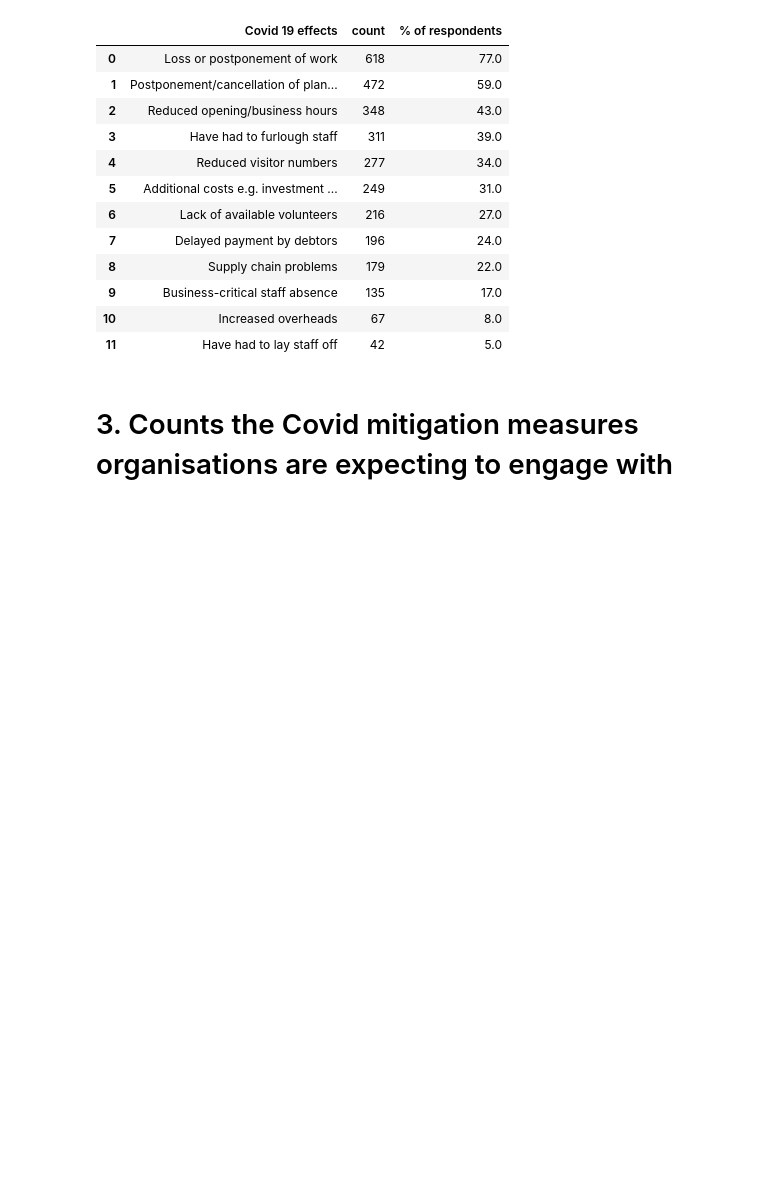
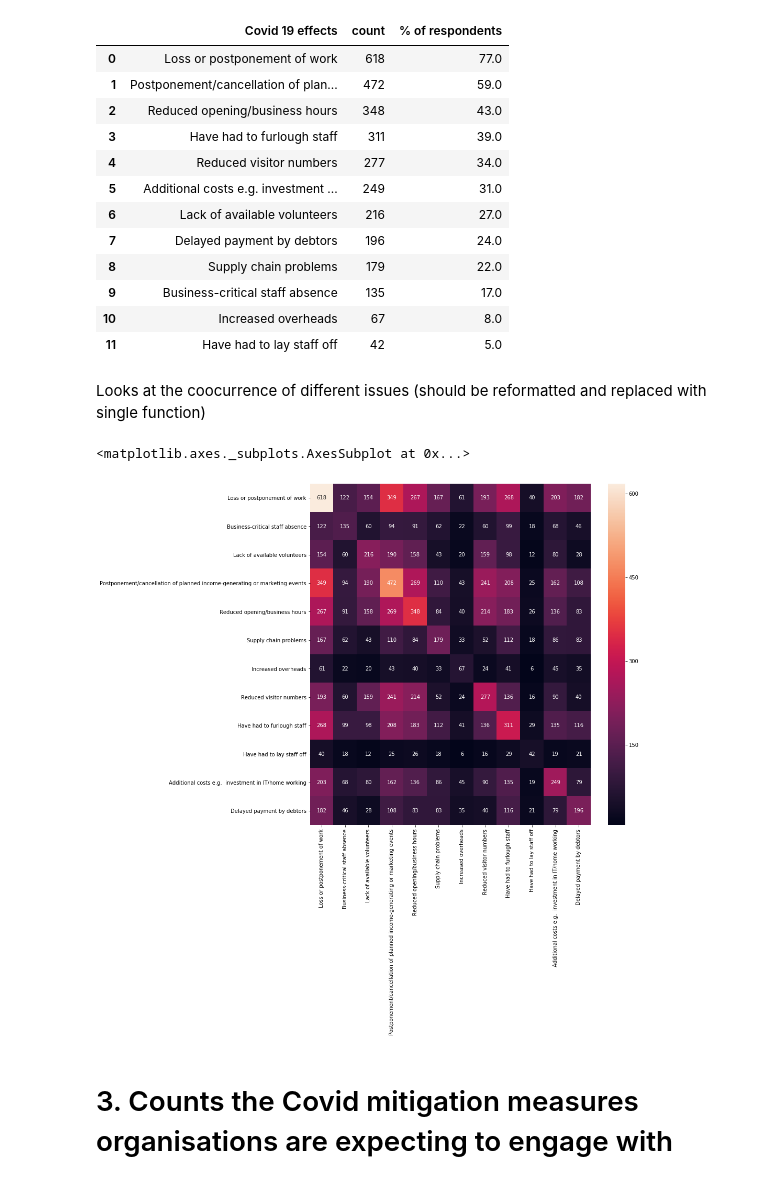
Before and after one commit to johnardavies/Analysis_of_effects_of_covid_in_uk_heritage_sector, a Jupyter notebook: Covid_heritage.ipynb, the cells around one changed output. Saved outputs shown, nothing was run; the diff lists cells and outputs as text; code cells hidden in the pictures; blank space fills up the shorter version.

Commit message:
added a heat map for effects of Govid and a heat map for government support schemes

```diff
--- a/Covid_heritage.ipynb
+++ b/Covid_heritage.ipynb
@@ -158,6 +158,36 @@ covid19_effects
 | 9 | Business-critical staff absence | 135 | 17.0 |
 | 10 | Increased overheads | 67 | 8.0 |
 | 11 | Have had to lay staff off | 42 | 5.0 |
+# %% [markdown]
+Looks at the coocurrence of different issues  (should be reformatted and replaced with single function)
+# %%
+#switches to binary
+effects=pd.get_dummies(df[Effects])
+#Relabels the columns
+effects.columns =Effects
+
+l = len(effects.columns)
+#Create an empty results matrix
+results = np.zeros((l,l))
+#Converts the binary variables into true and false
+
+for i, ac in enumerate(effects):
+    for j, bc in enumerate(effects):
+           # sums the variables when both column values are true for a given row
+           if i==j:
+             results[j,i] = (effects[bc]).sum()
+           else:
+             results[j,i] = (effects[ac] & effects[bc]).sum()
+#Converts the results into a dataframe
+results = pd.DataFrame(results,index=effects.columns,columns=effects.columns)
+
+
+fig, ax = plt.subplots(figsize=(12,12))
+#Does the heat map in seaborn
+sns.heatmap(results, annot=True, ax=ax,fmt='g' )
+# %% [output]
+<matplotlib.axes._subplots.AxesSubplot at 0x...>
+[figure, added]
 # %% [markdown]
 # 3. Counts the Covid mitigation measures organisations are expecting to engage with
 # %%
```
Also changed, not shown: parts of 2 cells of this notebook.
